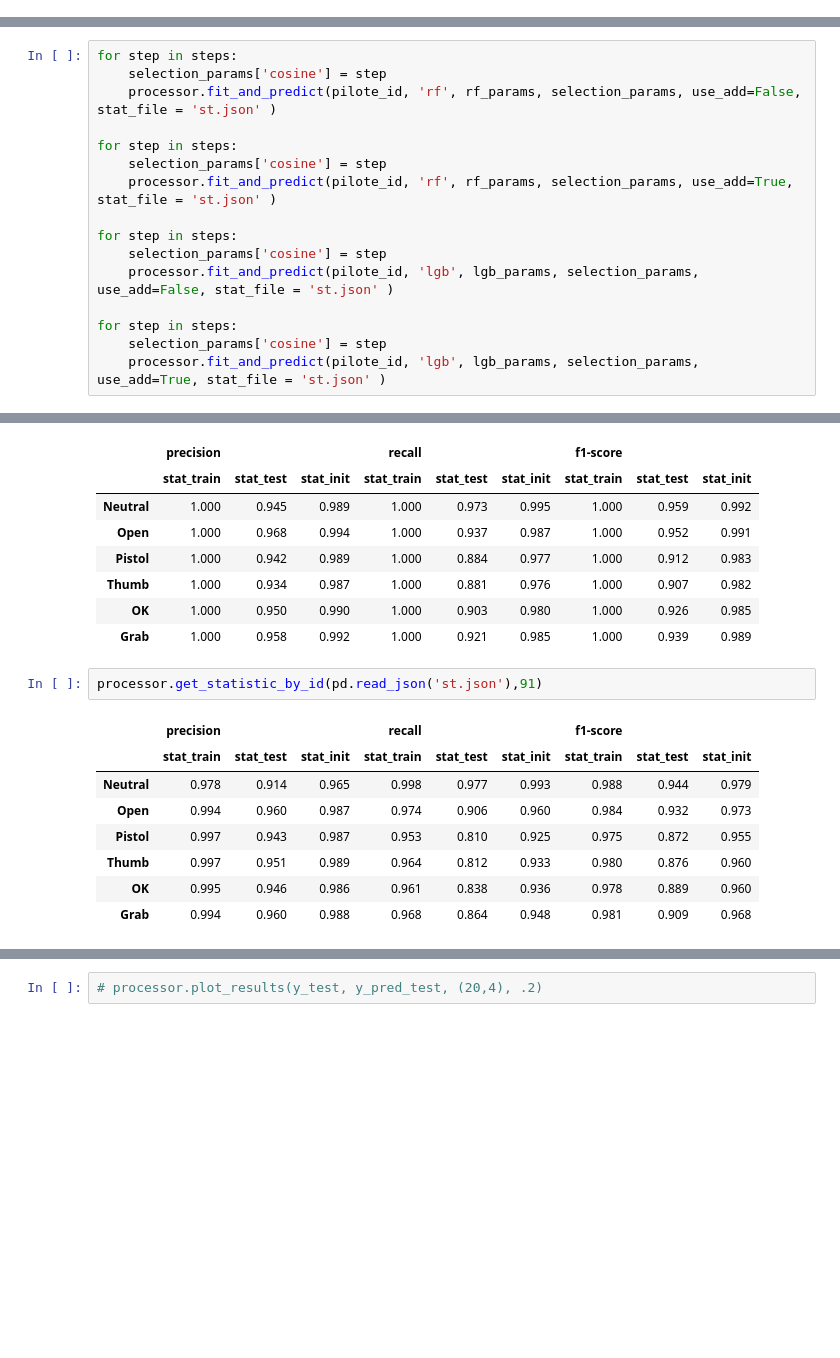
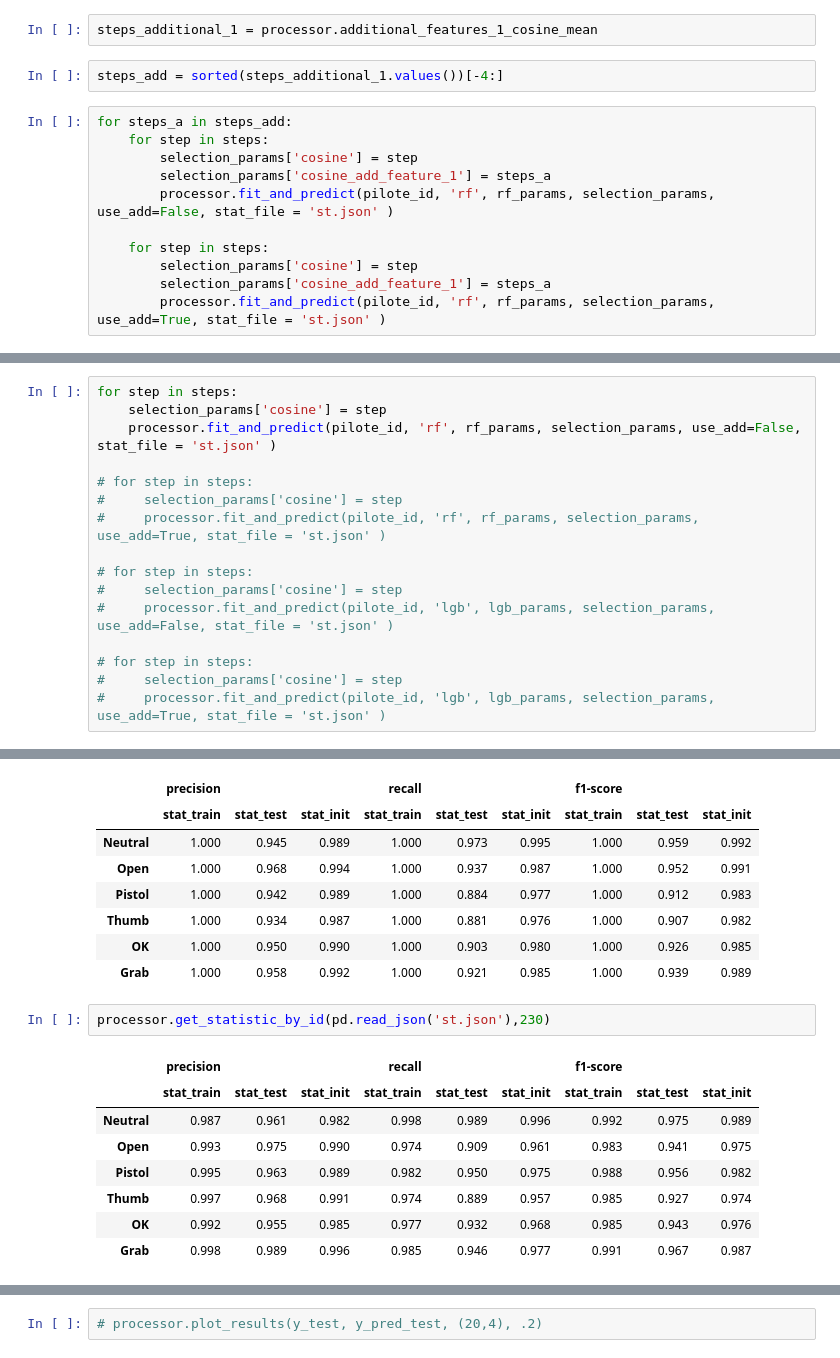
Before and after one commit to AndrewVolkovPython/Motorika, a Jupyter notebook: main.ipynb, the cells around one changed output, grey strips where cells are left out. Drawn from its saved outputs; the diff is of its cells as text; blank space fills up the shorter version.

```diff
--- a/main.ipynb
+++ b/main.ipynb
@@ -58,0 +106,15 @@ processor.vectors_cousine()
+# %%
+steps_additional_1 = processor.additional_features_1_cosine_mean
+# %%
+steps_add = sorted(steps_additional_1.values())[-4:]
+# %%
+for steps_a in steps_add:
+    for step in steps:
+        selection_params['cosine'] = step
+        selection_params['cosine_add_feature_1'] = steps_a
+        processor.fit_and_predict(pilote_id, 'rf', rf_params, selection_params, use_add=False, stat_file = 'st.json' )
+
+    for step in steps:
+        selection_params['cosine'] = step
+        selection_params['cosine_add_feature_1'] = steps_a
+        processor.fit_and_predict(pilote_id, 'rf', rf_params, selection_params, use_add=True, stat_file = 'st.json' )
@@ -232,14 +522,14 @@ for step in steps:
     selection_params['cosine'] = step
     processor.fit_and_predict(pilote_id, 'rf', rf_params, selection_params, use_add=False, stat_file = 'st.json' )
 
-for step in steps:
-    selection_params['cosine'] = step
-    processor.fit_and_predict(pilote_id, 'rf', rf_params, selection_params, use_add=True, stat_file = 'st.json' )
+# for step in steps:
+#     selection_params['cosine'] = step
+#     processor.fit_and_predict(pilote_id, 'rf', rf_params, selection_params, use_add=True, stat_file = 'st.json' )
 
-for step in steps:
-    selection_params['cosine'] = step
-    processor.fit_and_predict(pilote_id, 'lgb', lgb_params, selection_params, use_add=False, stat_file = 'st.json' )
+# for step in steps:
+#     selection_params['cosine'] = step
+#     processor.fit_and_predict(pilote_id, 'lgb', lgb_params, selection_params, use_add=False, stat_file = 'st.json' )
 
-for step in steps:
-    selection_params['cosine'] = step
-    processor.fit_and_predict(pilote_id, 'lgb', lgb_params, selection_params, use_add=True, stat_file = 'st.json' )
+# for step in steps:
+#     selection_params['cosine'] = step
+#     processor.fit_and_predict(pilote_id, 'lgb', lgb_params, selection_params, use_add=True, stat_file = 'st.json' )
@@ -286,15 +561,15 @@ processor.get_statistic_by_id(pd.read_json('st.json'),102)
 | OK | 1.000 | 0.950 | 0.990 | 1.000 | 0.903 | 0.980 | 1.000 | 0.926 | 0.985 |
 | Grab | 1.000 | 0.958 | 0.992 | 1.000 | 0.921 | 0.985 | 1.000 | 0.939 | 0.989 |
 # %%
-processor.get_statistic_by_id(pd.read_json('st.json'),91)
+processor.get_statistic_by_id(pd.read_json('st.json'),230)
 # %% [output]
 |  | precision |  |  | recall |  |  | f1-score |  |  |
 |  | stat_train | stat_test | stat_init | stat_train | stat_test | stat_init | stat_train | stat_test | stat_init |
-| Neutral | 0.978 | 0.914 | 0.965 | 0.998 | 0.977 | 0.993 | 0.988 | 0.944 | 0.979 |
-| Open | 0.994 | 0.960 | 0.987 | 0.974 | 0.906 | 0.960 | 0.984 | 0.932 | 0.973 |
-| Pistol | 0.997 | 0.943 | 0.987 | 0.953 | 0.810 | 0.925 | 0.975 | 0.872 | 0.955 |
-| Thumb | 0.997 | 0.951 | 0.989 | 0.964 | 0.812 | 0.933 | 0.980 | 0.876 | 0.960 |
-| OK | 0.995 | 0.946 | 0.986 | 0.961 | 0.838 | 0.936 | 0.978 | 0.889 | 0.960 |
-| Grab | 0.994 | 0.960 | 0.988 | 0.968 | 0.864 | 0.948 | 0.981 | 0.909 | 0.968 |
+| Neutral | 0.987 | 0.961 | 0.982 | 0.998 | 0.989 | 0.996 | 0.992 | 0.975 | 0.989 |
+| Open | 0.993 | 0.975 | 0.990 | 0.974 | 0.909 | 0.961 | 0.983 | 0.941 | 0.975 |
+| Pistol | 0.995 | 0.963 | 0.989 | 0.982 | 0.950 | 0.975 | 0.988 | 0.956 | 0.982 |
+| Thumb | 0.997 | 0.968 | 0.991 | 0.974 | 0.889 | 0.957 | 0.985 | 0.927 | 0.974 |
+| OK | 0.992 | 0.955 | 0.985 | 0.977 | 0.932 | 0.968 | 0.985 | 0.943 | 0.976 |
+| Grab | 0.998 | 0.989 | 0.996 | 0.985 | 0.946 | 0.977 | 0.991 | 0.967 | 0.987 |
 # %%
 stat = processor.get_stat('st.json')
```
Also changed, not shown: parts of 71 cells of this notebook, 5 other files.
